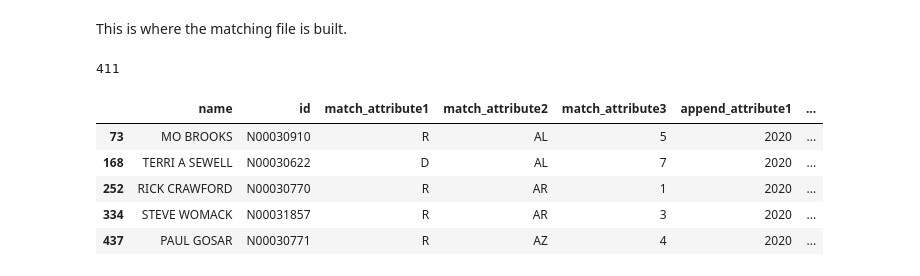
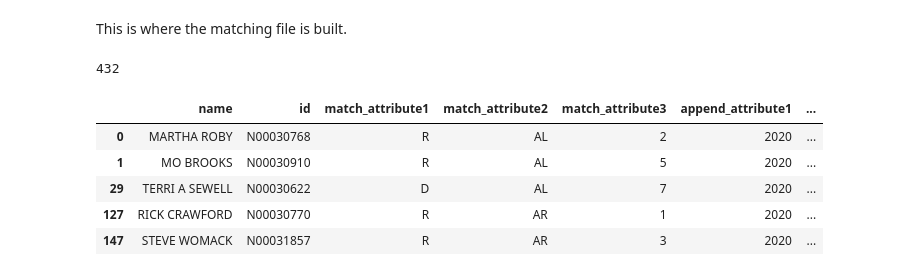
Before and after one commit to marobinette/cfd-project-ds1, a Jupyter notebook: notebooks/Open_Secrets_ETL.ipynb, the cells around one changed output. Saved outputs shown, nothing was run; the diff lists cells and outputs as text; code cells hidden in the pictures.

```diff
--- a/notebooks/Open_Secrets_ETL.ipynb
+++ b/notebooks/Open_Secrets_ETL.ipynb
@@ -171,3 +150,9 @@ Name: count, dtype: int64
 6461  N00031938        JUSTIN AMASH     O              L
 7546  N00034580          ANGUS KING     O              I
 7688  N00000528      BERNIE SANDERS     O              I
+# %%
+# QC of contribution date before filtering
+contrib_df["Date"] = pd.to_datetime(contrib_df["Date"], errors='coerce')
+
+print("Min Date:", contrib_df["Date"].min())
+print("Max Date:", contrib_df["Date"].max())
@@ -197,5 +192,6 @@ print(len(contrib_filtered_df))
-# %%
-# Field cleanup for individual contributions table
-
-# Convert Date in contrib_df to a datetime column
-contrib_filtered_df['Date'] = pd.to_datetime(contrib_filtered_df['Date'])
+# %%
+# QC of contribution date after filtering
+contrib_filtered_df["Date"] = pd.to_datetime(contrib_filtered_df["Date"], errors='coerce')
+
+print("Min Date:", contrib_filtered_df["Date"].min())
+print("Max Date:", contrib_filtered_df["Date"].max())
@@ -255,13 +243,9 @@ cand_contrib_df.head()
 # %%
-# Filter the candidate contributions file for the dates we want
-# and output it to a CSV file
+# Output the filtered, merged candidate contributions data frame to a CSV file for use later in creating the final data set for analysis
 
-cand_contrib_df['contrib_date'] = pd.to_datetime(cand_contrib_df['contrib_date'])
-cand_contrib_filtered_df = cand_contrib_df[cand_contrib_df["contrib_date"].between("2019-11-03","2020-11-02")]
+print(len(cand_contrib_df))
 
-print(len(cand_contrib_filtered_df))
-
-cand_contrib_filtered_df.to_csv(
+cand_contrib_df.to_csv(
 #     r"C:\Users\hefla\Documents\Work\IPS\Area 990\Data Sources\Politicking\cand_contrib_summary_2020.csv",
     "../data/fec/candidate_contributions_2020_test.csv",
     index=False,  # no row numbers
@@ -406,45 +392,38 @@ Name: contrib_amount, Length: 538, dtype: object
 # %% [markdown]
 This is where the matching file is built.
 # %%
-# Create a data frame that only has the files we need for matching
-# -- Only our selected dates
-# -- Only house representatives, no senators
+# Create a data frame that only has the columns we need for matchings
 
 cand_contrib_df['contrib_date'] = pd.to_datetime(cand_contrib_df['contrib_date'])
-cand_contrib_date_filtered_df = cand_contrib_df[(cand_contrib_df['contrib_date'].between("2019-11-03","2020-11-02"))]
-cand_contrib_district_filtered_df = cand_contrib_date_filtered_df[cand_contrib_date_filtered_df['District'] != 0]
 
-cand_contrib_matching_df = cand_contrib_district_filtered_df[["FirstLastP", "CID", "Party", "State", "District", "Cycle"]].rename(
+cand_contrib_matching_df = cand_contrib_df[["FirstLastP", "CID", "Party", "State", "District", "Cycle"]].rename(
     columns={
         "FirstLastP": "name",
         "CID": "id",
         "Party": "match_attribute1",
         "State": "match_attribute2",
         "District": "match_attribute3",
         "Cycle": "append_attribute1",
         "": "append_attribute2",
         "": "append_attribute3"
     }
 )
 
-# cand_contrib_matching_df = cand_contrib_matching_df[cand_contrib_matching_df["name"].str.contains("ROBY")]
-
 # Drop duplicate rows based on all columns
 cand_contrib_matching_df = cand_contrib_matching_df.drop_duplicates()
 
 # Adding blank columns needed for python matching process
 cand_contrib_matching_df["append_attribute2"] = ""
 cand_contrib_matching_df["append_attribute3"] = ""
 
 print(len(cand_contrib_matching_df))
 cand_contrib_matching_df.head()
-# cand_contrib_matching_df.count()
 # %% [output]
-411
+432
 |  | name | id | match_attribute1 | match_attribute2 | match_attribute3 | append_attribute1 | ... |
-| 73 | MO BROOKS | N00030910 | R | AL | 5 | 2020 | ... |
-| 168 | TERRI A SEWELL | N00030622 | D | AL | 7 | 2020 | ... |
-| 252 | RICK CRAWFORD | N00030770 | R | AR | 1 | 2020 | ... |
-| 334 | STEVE WOMACK | N00031857 | R | AR | 3 | 2020 | ... |
-| 437 | PAUL GOSAR | N00030771 | R | AZ | 4 | 2020 | ... |
+| 0 | MARTHA ROBY | N00030768 | R | AL | 2 | 2020 | ... |
+| 1 | MO BROOKS | N00030910 | R | AL | 5 | 2020 | ... |
+| 29 | TERRI A SEWELL | N00030622 | D | AL | 7 | 2020 | ... |
+| 127 | RICK CRAWFORD | N00030770 | R | AR | 1 | 2020 | ... |
+| 147 | STEVE WOMACK | N00031857 | R | AR | 3 | 2020 | ... |
 # %%
```
Also changed, not shown: parts of 17 cells of this notebook, 2 other files.
